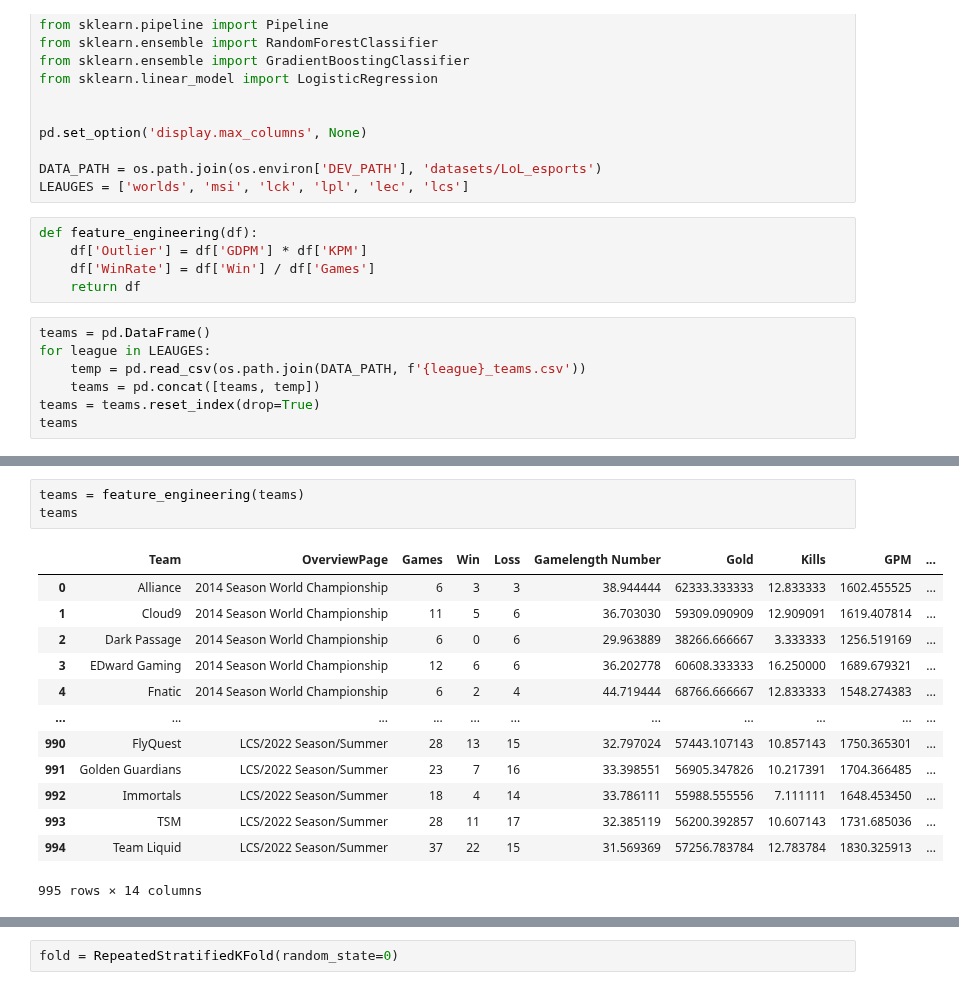
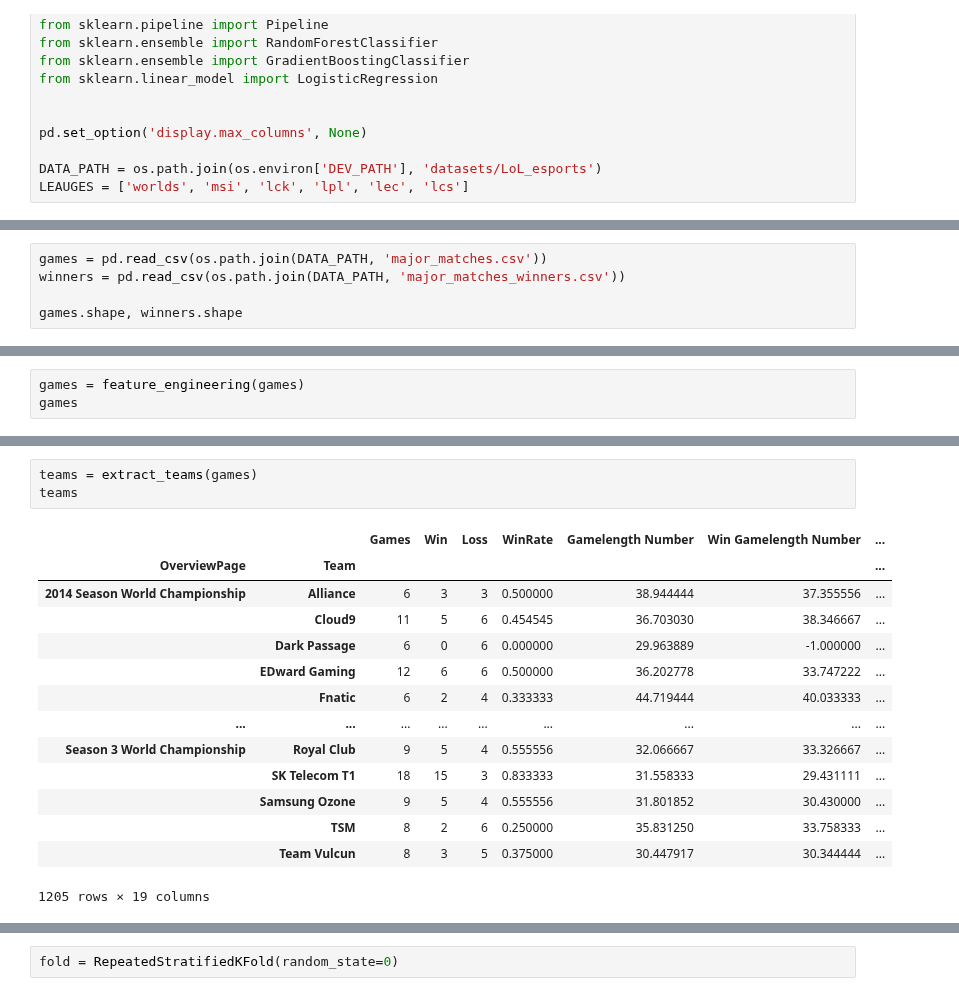
Before and after one commit to posky/LoL-Esports, a Jupyter notebook: tournament_win_prediction.ipynb, the cells around one changed output, grey strips where cells are left out. Drawn from its saved outputs; the diff is of its cells as text.

```diff
--- a/tournament_win_prediction.ipynb
+++ b/tournament_win_prediction.ipynb
@@ -21,15 +21,3 @@ pd.set_option('display.max_columns', None)
 
 DATA_PATH = os.path.join(os.environ['DEV_PATH'], 'datasets/LoL_esports')
 LEAUGES = ['worlds', 'msi', 'lck', 'lpl', 'lec', 'lcs']
-# %%
-def feature_engineering(df):
-    df['Outlier'] = df['GDPM'] * df['KPM']
-    df['WinRate'] = df['Win'] / df['Games']
-    return df
-# %%
-teams = pd.DataFrame()
-for league in LEAUGES:
-    temp = pd.read_csv(os.path.join(DATA_PATH, f'{league}_teams.csv'))
-    teams = pd.concat([teams, temp])
-teams = teams.reset_index(drop=True)
-teams
@@ -49,0 +76,5 @@ teams
+# %%
+games = pd.read_csv(os.path.join(DATA_PATH, 'major_matches.csv'))
+winners = pd.read_csv(os.path.join(DATA_PATH, 'major_matches_winners.csv'))
+
+games.shape, winners.shape
@@ -49,0 +103,3 @@ teams
+# %%
+games = feature_engineering(games)
+games
@@ -50,17 +120,18 @@ teams
 # %%
-teams = feature_engineering(teams)
+teams = extract_teams(games)
 teams
 # %% [output]
-|  | Team | OverviewPage | Games | Win | Loss | Gamelength Number | Gold | Kills | GPM | ... |
-| 0 | Alliance | 2014 Season World Championship | 6 | 3 | 3 | 38.944444 | 62333.333333 | 12.833333 | 1602.455525 | ... |
-| 1 | Cloud9 | 2014 Season World Championship | 11 | 5 | 6 | 36.703030 | 59309.090909 | 12.909091 | 1619.407814 | ... |
-| 2 | Dark Passage | 2014 Season World Championship | 6 | 0 | 6 | 29.963889 | 38266.666667 | 3.333333 | 1256.519169 | ... |
-| 3 | EDward Gaming | 2014 Season World Championship | 12 | 6 | 6 | 36.202778 | 60608.333333 | 16.250000 | 1689.679321 | ... |
-| 4 | Fnatic | 2014 Season World Championship | 6 | 2 | 4 | 44.719444 | 68766.666667 | 12.833333 | 1548.274383 | ... |
-| ... | ... | ... | ... | ... | ... | ... | ... | ... | ... | ... |
-| 990 | FlyQuest | LCS/2022 Season/Summer | 28 | 13 | 15 | 32.797024 | 57443.107143 | 10.857143 | 1750.365301 | ... |
-| 991 | Golden Guardians | LCS/2022 Season/Summer | 23 | 7 | 16 | 33.398551 | 56905.347826 | 10.217391 | 1704.366485 | ... |
-| 992 | Immortals | LCS/2022 Season/Summer | 18 | 4 | 14 | 33.786111 | 55988.555556 | 7.111111 | 1648.453450 | ... |
-| 993 | TSM | LCS/2022 Season/Summer | 28 | 11 | 17 | 32.385119 | 56200.392857 | 10.607143 | 1731.685036 | ... |
-| 994 | Team Liquid | LCS/2022 Season/Summer | 37 | 22 | 15 | 31.569369 | 57256.783784 | 12.783784 | 1830.325913 | ... |
+|  |  | Games | Win | Loss | WinRate | Gamelength Number | Win Gamelength Number | ... |
+| OverviewPage | Team |  |  |  |  |  |  | ... |
+| 2014 Season World Championship | Alliance | 6 | 3 | 3 | 0.500000 | 38.944444 | 37.355556 | ... |
+|  | Cloud9 | 11 | 5 | 6 | 0.454545 | 36.703030 | 38.346667 | ... |
+|  | Dark Passage | 6 | 0 | 6 | 0.000000 | 29.963889 | -1.000000 | ... |
+|  | EDward Gaming | 12 | 6 | 6 | 0.500000 | 36.202778 | 33.747222 | ... |
+|  | Fnatic | 6 | 2 | 4 | 0.333333 | 44.719444 | 40.033333 | ... |
+| ... | ... | ... | ... | ... | ... | ... | ... | ... |
+| Season 3 World Championship | Royal Club | 9 | 5 | 4 | 0.555556 | 32.066667 | 33.326667 | ... |
+|  | SK Telecom T1 | 18 | 15 | 3 | 0.833333 | 31.558333 | 29.431111 | ... |
+|  | Samsung Ozone | 9 | 5 | 4 | 0.555556 | 31.801852 | 30.430000 | ... |
+|  | TSM | 8 | 2 | 6 | 0.250000 | 35.831250 | 33.758333 | ... |
+|  | Team Vulcun | 8 | 3 | 5 | 0.375000 | 30.447917 | 30.344444 | ... |
-995 rows × 14 columns
+1205 rows × 19 columns
```
Also changed, not shown: parts of 25 cells of this notebook.
